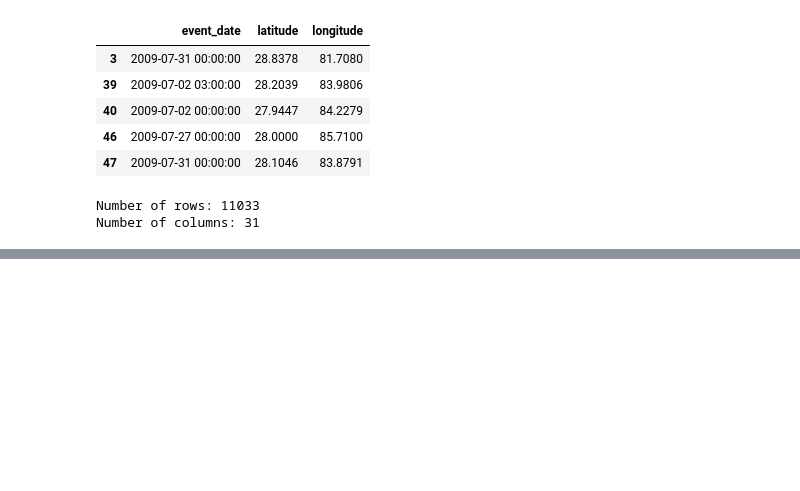
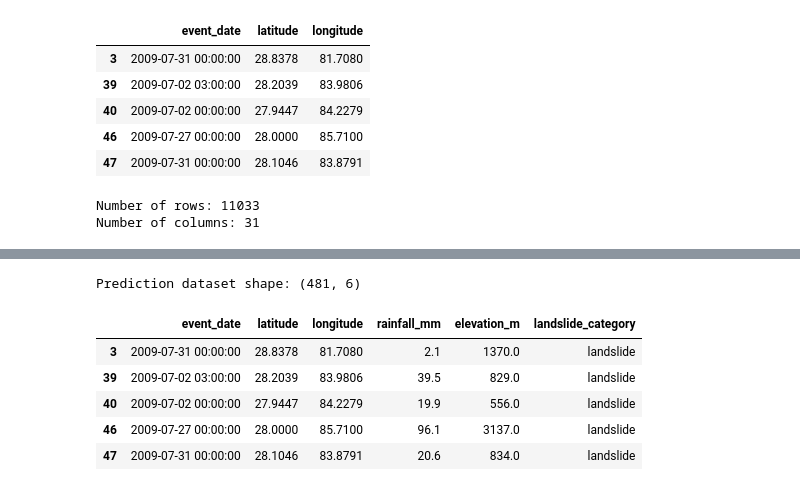
Before and after one commit to saltyyboii/landslide-risk-assessment, a Jupyter notebook: Mountain_Hazard_Review_2.ipynb, the cells around one changed output, grey strips where cells are left out. Cells and saved outputs as stored; diff of their text form; code cells hidden in the pictures; blank space fills up the shorter version.

Commit message:
Add environmental data for future landslide prediction

```diff
--- a/Mountain_Hazard_Review_2.ipynb
+++ b/Mountain_Hazard_Review_2.ipynb
@@ -1025,0 +338,22 @@ plt.show()
+# %%
+# Step 6: Retrieve historical rainfall for all landslide events
+
+rainfall_values = []
+
+for index, row in rainfall_data.iterrows():
+
+    rainfall = get_rainfall(
+        row["latitude"],
+        row["longitude"],
+        row["event_date"].strftime("%Y-%m-%d")
+    )
+
+    rainfall_values.append(rainfall)
+
+    # Small delay to avoid sending requests too quickly
+    time.sleep(0.2)
+
+rainfall_data["rainfall_mm"] = rainfall_values
+
+print("Rainfall data added successfully.")
+display(rainfall_data.head())
@@ -1025,0 +519,29 @@ plt.show()
+# %%
+# Step 10: Create the environmental ML dataset
+
+# Select the features we currently have
+prediction_data = rainfall_data[
+    [
+        "event_date",
+        "latitude",
+        "longitude",
+        "rainfall_mm",
+        "elevation_m",
+        "landslide_category"
+    ]
+].copy()
+
+# Remove any missing values
+prediction_data = prediction_data.dropna()
+
+print("Prediction dataset shape:", prediction_data.shape)
+
+display(prediction_data.head())
+# %% [output]
+Prediction dataset shape: (481, 6)
+|  | event_date | latitude | longitude | rainfall_mm | elevation_m | landslide_category |
+| 3 | 2009-07-31 00:00:00 | 28.8378 | 81.7080 | 2.1 | 1370.0 | landslide |
+| 39 | 2009-07-02 03:00:00 | 28.2039 | 83.9806 | 39.5 | 829.0 | landslide |
+| 40 | 2009-07-02 00:00:00 | 27.9447 | 84.2279 | 19.9 | 556.0 | landslide |
+| 46 | 2009-07-27 00:00:00 | 28.0000 | 85.7100 | 96.1 | 3137.0 | landslide |
+| 47 | 2009-07-31 00:00:00 | 28.1046 | 83.8791 | 20.6 | 834.0 | landslide |
```
Also changed, not shown: parts of 55 cells of this notebook.
